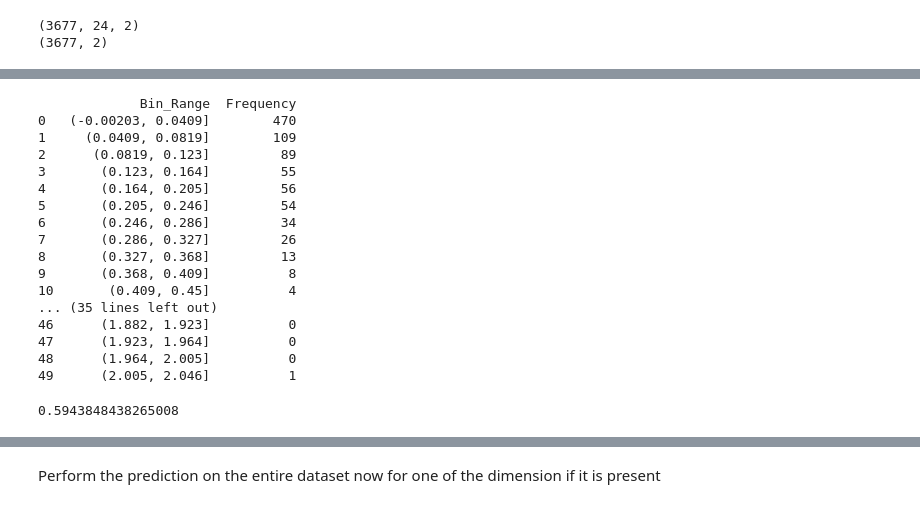
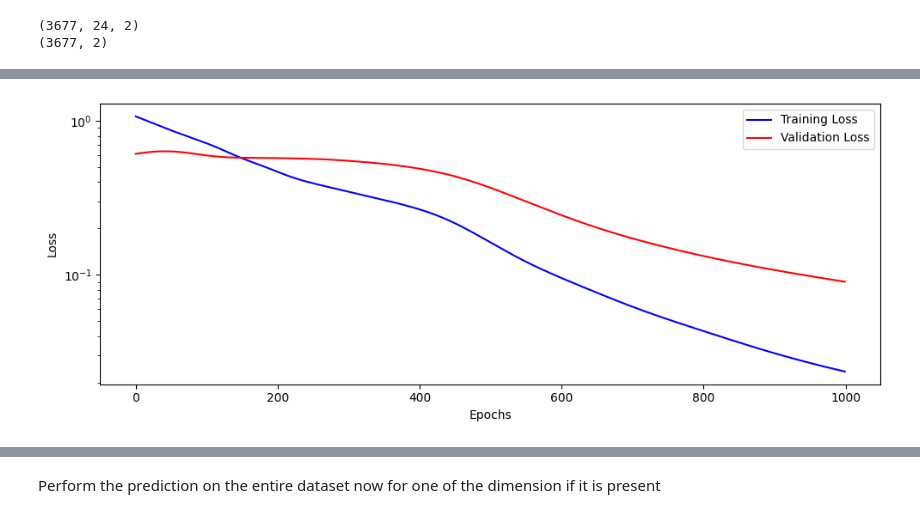
Before and after one commit to manojmanivannan/ML_PyTorch, a Jupyter notebook: anomaly_detection.ipynb, the cells around one changed output, grey strips where cells are left out. Drawn from its saved outputs; the diff is of its cells as text; code cells hidden in the pictures.

Commit message:
simply plot and code

```diff
--- a/anomaly_detection.ipynb
+++ b/anomaly_detection.ipynb
@@ -125,7 +126,7 @@ print(y_train.shape)
 from torch.utils.data import DataLoader, random_split, TensorDataset
 from prediction.nn_models import TimeSeriesDataset
 
-batch_size = 128
+batch_size = 4096
 
 train_dataset = TimeSeriesDataset(X_train, y_train,'Train',window_size=window_size, output_size=len(selected_columns))
 train_loader = DataLoader(train_dataset, batch_size=batch_size, shuffle=False)
@@ -134,19 +135,27 @@ val_dataset = TimeSeriesDataset(X_val,y_val,'Validation', window_size=window_siz
 val_loader = DataLoader(val_dataset,batch_size=batch_size, shuffle=True)
 # %%
 # Reduced model hyperparameters
-d_model = len(selected_columns)
-nhead = 2  # reduced from 2
-num_layers = 2  # reduced from 3
-dim_feedforward = 64  # reduced from 128
+n_features = len(selected_columns)
+num_layers = 3  # reduced from 3
+
+learning_rate = 0.005
 #batch_size = 32  # reduced from 64
+other_params = {
+    'window_size': window_size,
+    'n_features': n_features,
+    'layers': num_layers,
+    'lr': learning_rate,
+    'data_mean': overall_mean.tolist(),
+    'data_std': overall_std.tolist()
+
+}
 
 from prediction.nn_models import LSTM_TimeSeriesModel_2
 # Initialize the reduced Model, Loss, and Optimizer
 # Now we can create a model and send it at once to the device
-model = LSTM_TimeSeriesModel_2(d_model, nhead, d_model)
+model = LSTM_TimeSeriesModel_2(n_features, num_layers, n_features)
 
-# model = TransformerTimeSeriesModel(d_model, nhead, num_layers, dim_feedforward)
 
 loss_fn = nn.MSELoss(reduction='mean')
-optimizer = optim.Adam(model.parameters(), lr=0.001)
+optimizer = optim.Adam(model.parameters(), lr=learning_rate)
 # print(model.state_dict())
@@ -157,8 +168,8 @@ sbs = StepByStep(model, loss_fn, optimizer)
 sbs.set_loaders(train_loader,val_loader)
 sbs.set_tensorboard('Anomaly')
 sbs.add_graph()
-sbs.train(n_epochs=200, print_every=20)
-# sbs.save_checkpoint('model/model_checkpoint.pth')
+sbs.train(n_epochs=1000, print_every=100)
+sbs.save_checkpoint('model/model_checkpoint.pth', **other_params)
 
 # print(model.state_dict())
 # %% [output]
@@ -194,39 +189,4 @@ all_reconstruction_errors = np.array(all_reconstruction_errors)
-# %%
-import pandas as pd
-# Create bins
-bin_ranges = pd.cut(all_reconstruction_errors, bins=50)
-
-# Count the frequency of each bin
-bin_counts = bin_ranges.value_counts().sort_index()
-
-# Create a Pandas DataFrame for better visualization
-table = pd.DataFrame({
-    'Bin_Range': bin_counts.index.astype(str),
-    'Frequency': bin_counts.values
-})
-
-# Print the table
-print(table)
-# %% [output]
-             Bin_Range  Frequency
-0   (-0.00203, 0.0409]        470
-1     (0.0409, 0.0819]        109
-2      (0.0819, 0.123]         89
-3       (0.123, 0.164]         55
-4       (0.164, 0.205]         56
-5       (0.205, 0.246]         54
-6       (0.246, 0.286]         34
-7       (0.286, 0.327]         26
-8       (0.327, 0.368]         13
-9       (0.368, 0.409]          8
-10       (0.409, 0.45]          4
-... (35 lines left out)
-46      (1.882, 1.923]          0
-47      (1.923, 1.964]          0
-48      (1.964, 2.005]          0
-49      (2.005, 2.046]          1
-# %%
-threshold = np.percentile(all_reconstruction_errors, 99.9)
-threshold
-# %% [output]
-0.5943848438265008
+# %%
+sbs.plot_losses()
+# %% [output]
+[figure, added]
```
Also changed, not shown: parts of 11 cells of this notebook, 4 other files.
